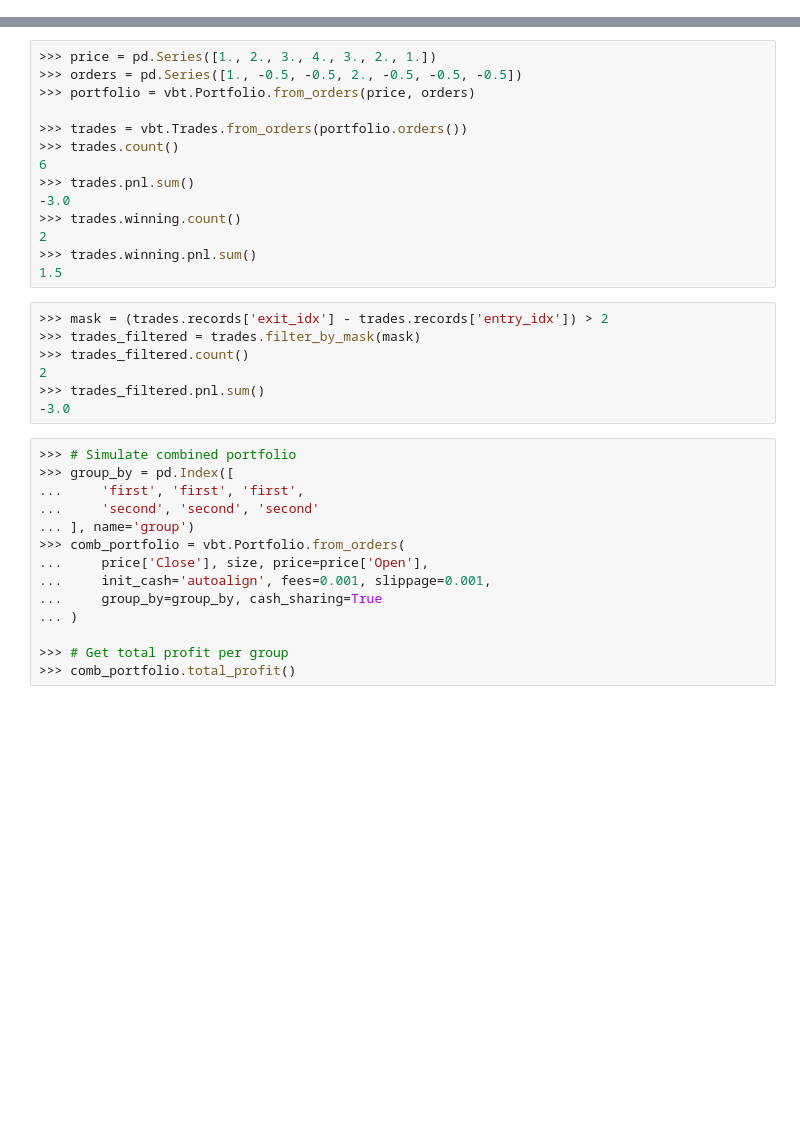
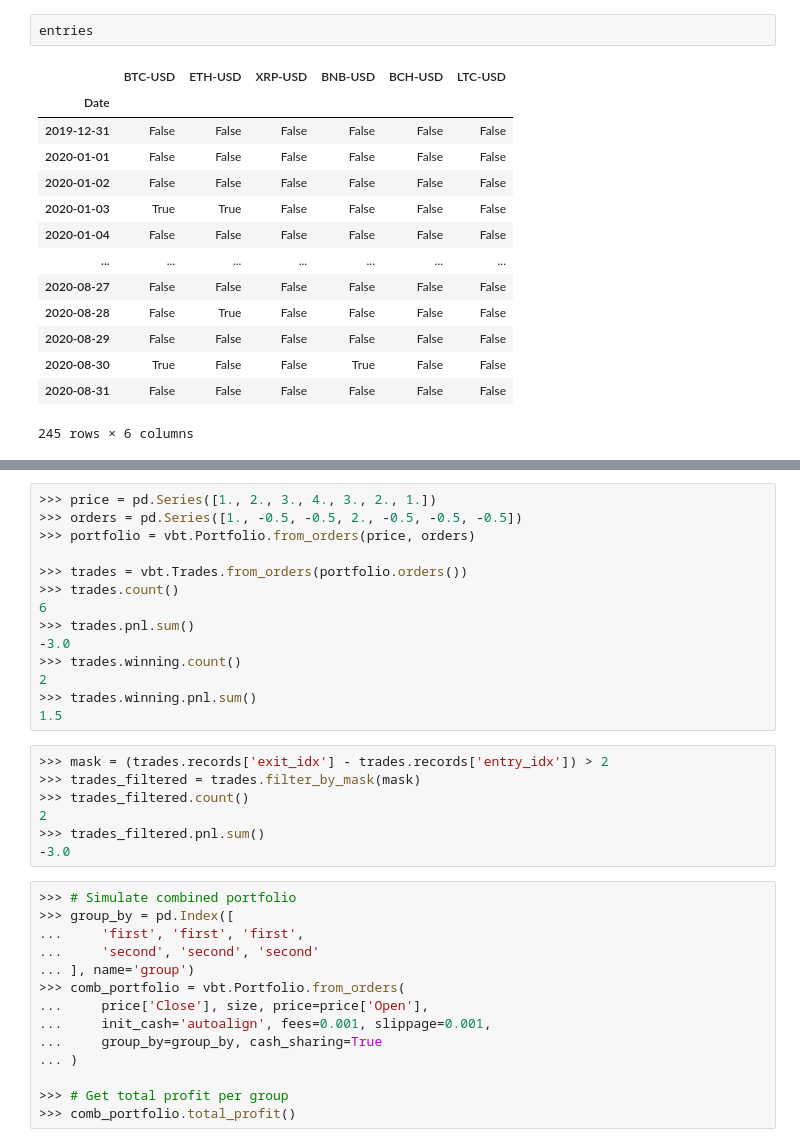
Before and after one commit to polakowo/vectorbt, a Jupyter notebook: Untitled1.ipynb, the cells around one changed output, grey strips where cells are left out. Drawn from its saved outputs; the diff is of its cells as text; blank space fills up the shorter version.

```diff
--- a/Untitled1.ipynb
+++ b/Untitled1.ipynb
@@ -0,0 +29,17 @@
+# %%
+entries
+# %% [output]
+|  | BTC-USD | ETH-USD | XRP-USD | BNB-USD | BCH-USD | LTC-USD |
+| Date |  |  |  |  |  |  |
+| 2019-12-31 | False | False | False | False | False | False |
+| 2020-01-01 | False | False | False | False | False | False |
+| 2020-01-02 | False | False | False | False | False | False |
+| 2020-01-03 | True | True | False | False | False | False |
+| 2020-01-04 | False | False | False | False | False | False |
+| ... | ... | ... | ... | ... | ... | ... |
+| 2020-08-27 | False | False | False | False | False | False |
+| 2020-08-28 | False | True | False | False | False | False |
+| 2020-08-29 | False | False | False | False | False | False |
+| 2020-08-30 | True | False | False | True | False | False |
+| 2020-08-31 | False | False | False | False | False | False |
+245 rows × 6 columns
```
Also changed, not shown: parts of 12 cells of this notebook, 13 other files.
